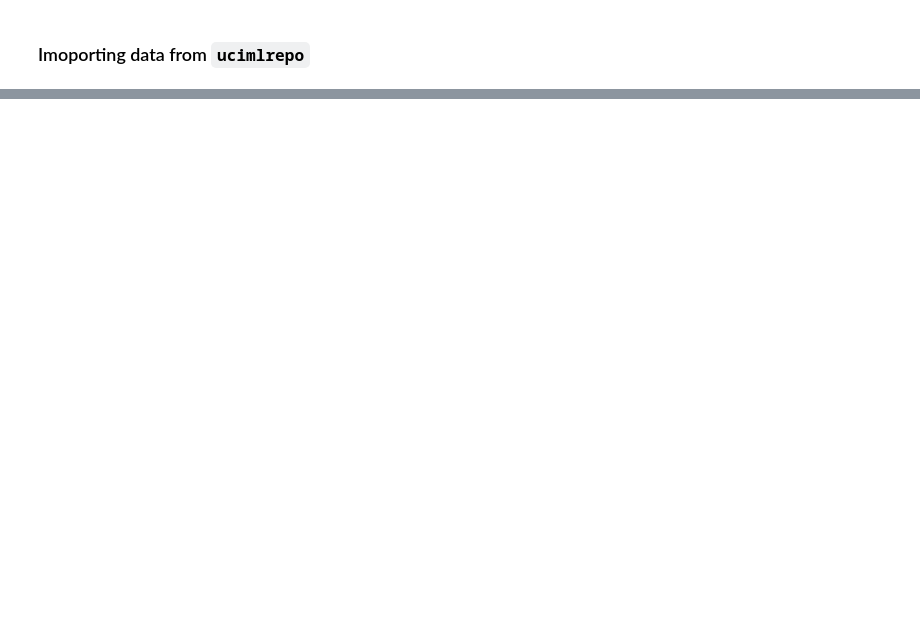
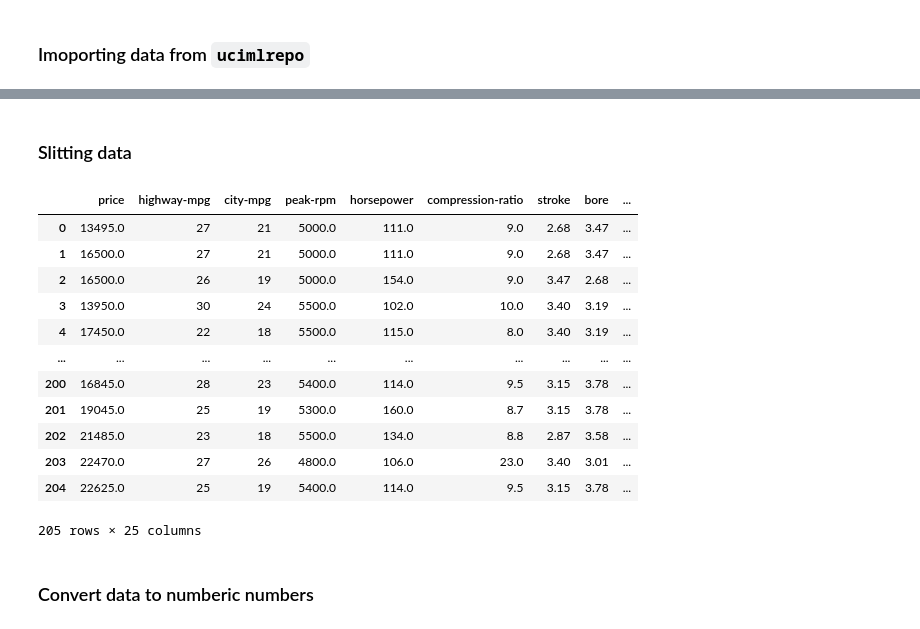
Before and after one commit to Suraj6E/ModelOptimization, a Jupyter notebook: Regression.ipynb, the cells around one changed output, grey strips where cells are left out. Saved outputs shown, nothing was run; the diff lists cells and outputs as text; code cells hidden in the pictures; blank space fills up the shorter version.

```diff
--- a/Regression.ipynb
+++ b/Regression.ipynb
@@ -41,0 +48,4 @@ plt.show()
+# %%
+# Fetch dataset
+automobile = fetch_ucirepo(id=10)
+automobile
@@ -41,0 +70,23 @@ plt.show()
+# %% [markdown]
+### Slitting data
+# %%
+# Data (as pandas dataframes)
+X = automobile.data.features
+y = automobile.data.targets
+X
+# %% [output]
+|  | price | highway-mpg | city-mpg | peak-rpm | horsepower | compression-ratio | stroke | bore | ... |
+| 0 | 13495.0 | 27 | 21 | 5000.0 | 111.0 | 9.0 | 2.68 | 3.47 | ... |
+| 1 | 16500.0 | 27 | 21 | 5000.0 | 111.0 | 9.0 | 2.68 | 3.47 | ... |
+| 2 | 16500.0 | 26 | 19 | 5000.0 | 154.0 | 9.0 | 3.47 | 2.68 | ... |
+| 3 | 13950.0 | 30 | 24 | 5500.0 | 102.0 | 10.0 | 3.40 | 3.19 | ... |
+| 4 | 17450.0 | 22 | 18 | 5500.0 | 115.0 | 8.0 | 3.40 | 3.19 | ... |
+| ... | ... | ... | ... | ... | ... | ... | ... | ... | ... |
+| 200 | 16845.0 | 28 | 23 | 5400.0 | 114.0 | 9.5 | 3.15 | 3.78 | ... |
+| 201 | 19045.0 | 25 | 19 | 5300.0 | 160.0 | 8.7 | 3.15 | 3.78 | ... |
+| 202 | 21485.0 | 23 | 18 | 5500.0 | 134.0 | 8.8 | 2.87 | 3.58 | ... |
+| 203 | 22470.0 | 27 | 26 | 4800.0 | 106.0 | 23.0 | 3.40 | 3.01 | ... |
+| 204 | 22625.0 | 25 | 19 | 5400.0 | 114.0 | 9.5 | 3.15 | 3.78 | ... |
+205 rows × 25 columns
+# %% [markdown]
+### Convert data to numberic numbers
```
Also changed, not shown: parts of 14 cells of this notebook.
